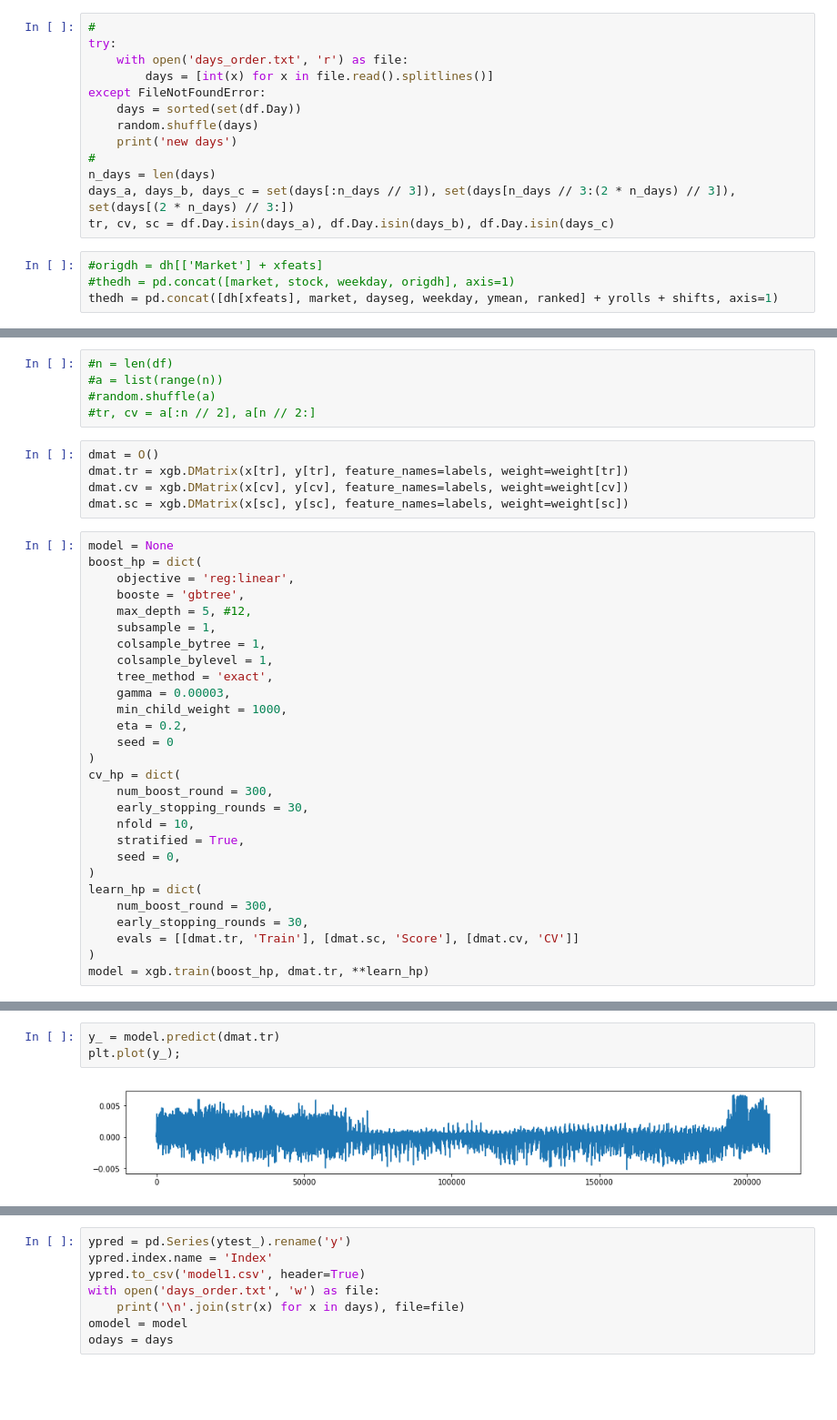
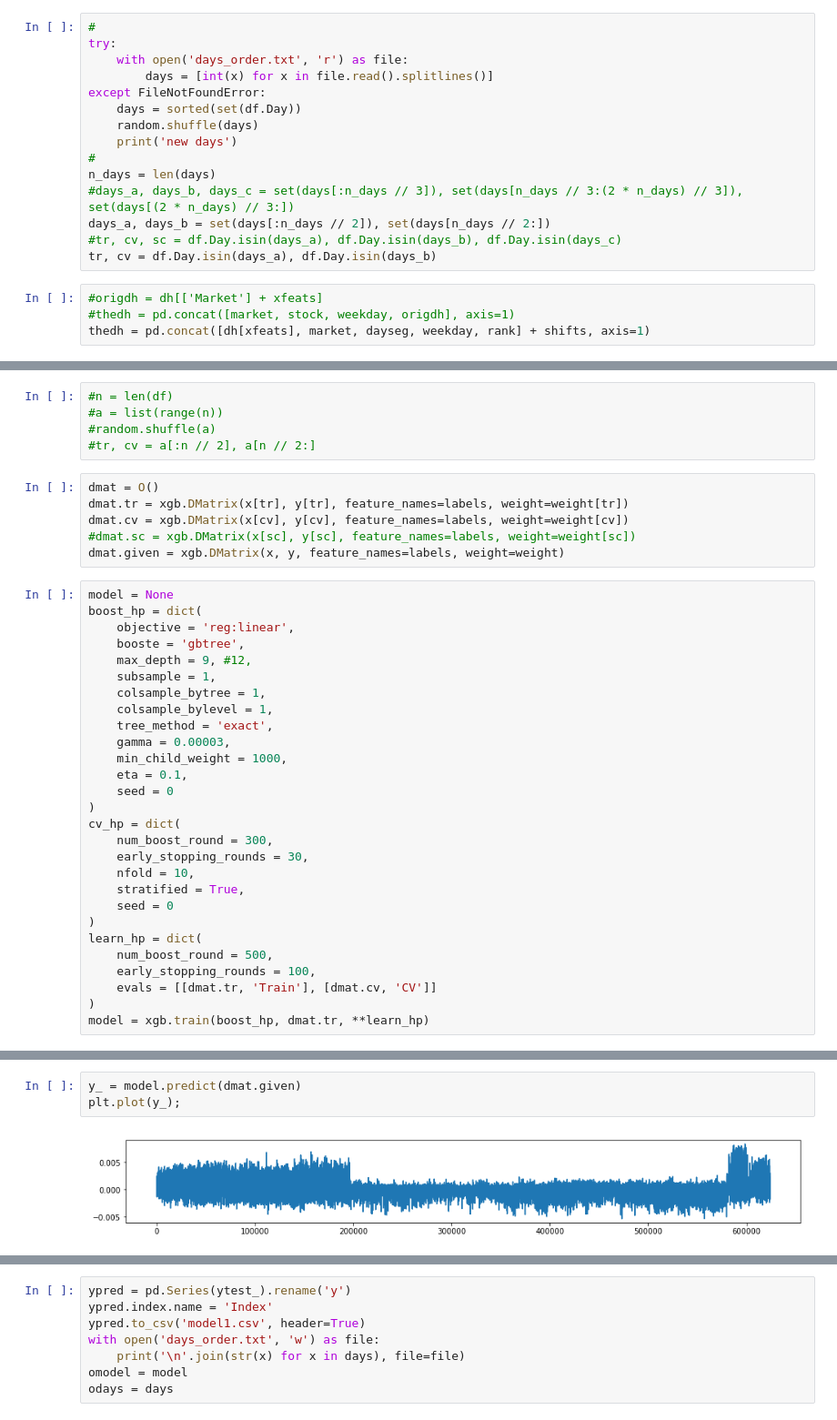
Before and after one commit to yumichael/g-research-ffc2018, a Jupyter notebook: leggo.ipynb, the cells around one changed output, grey strips where cells are left out. Shown at 91% size. Cells and saved outputs as stored; diff of their text form; blank space fills up the shorter version.

```diff
--- a/leggo.ipynb
+++ b/leggo.ipynb
@@ -175,12 +199,14 @@ except FileNotFoundError:
     print('new days')
 #
 n_days = len(days)
-days_a, days_b, days_c = set(days[:n_days // 3]), set(days[n_days // 3:(2 * n_days) // 3]), set(days[(2 * n_days) // 3:])
-tr, cv, sc = df.Day.isin(days_a), df.Day.isin(days_b), df.Day.isin(days_c)
+#days_a, days_b, days_c = set(days[:n_days // 3]), set(days[n_days // 3:(2 * n_days) // 3]), set(days[(2 * n_days) // 3:])
+days_a, days_b = set(days[:n_days // 2]), set(days[n_days // 2:])
+#tr, cv, sc = df.Day.isin(days_a), df.Day.isin(days_b), df.Day.isin(days_c)
+tr, cv = df.Day.isin(days_a), df.Day.isin(days_b)
 # %%
 #origdh = dh[['Market'] + xfeats]
 #thedh = pd.concat([market, stock, weekday, origdh], axis=1)
-thedh = pd.concat([dh[xfeats], market, dayseg, weekday, ymean, ranked] + yrolls + shifts, axis=1)
+thedh = pd.concat([dh[xfeats], market, dayseg, weekday, rank] + shifts, axis=1)
 # %%
 xdf = thedh.iloc[:N_TRAIN]
 labels = list(xdf.columns)
@@ -197,20 +223,21 @@ weight = df.Weight.values
 dmat = O()
 dmat.tr = xgb.DMatrix(x[tr], y[tr], feature_names=labels, weight=weight[tr])
 dmat.cv = xgb.DMatrix(x[cv], y[cv], feature_names=labels, weight=weight[cv])
-dmat.sc = xgb.DMatrix(x[sc], y[sc], feature_names=labels, weight=weight[sc])
+#dmat.sc = xgb.DMatrix(x[sc], y[sc], feature_names=labels, weight=weight[sc])
+dmat.given = xgb.DMatrix(x, y, feature_names=labels, weight=weight)
 # %%
 model = None
 boost_hp = dict(
     objective = 'reg:linear',
     booste = 'gbtree',
-    max_depth = 5, #12,
+    max_depth = 9, #12,
     subsample = 1,
     colsample_bytree = 1,
     colsample_bylevel = 1,
     tree_method = 'exact',
     gamma = 0.00003,
     min_child_weight = 1000,
-    eta = 0.2,
+    eta = 0.1,
     seed = 0
 )
 cv_hp = dict(
@@ -218,12 +245,12 @@ cv_hp = dict(
     early_stopping_rounds = 30,
     nfold = 10,
     stratified = True,
-    seed = 0,
+    seed = 0
 )
 learn_hp = dict(
-    num_boost_round = 300,
-    early_stopping_rounds = 30,
-    evals = [[dmat.tr, 'Train'], [dmat.sc, 'Score'], [dmat.cv, 'CV']]
+    num_boost_round = 500,
+    early_stopping_rounds = 100,
+    evals = [[dmat.tr, 'Train'], [dmat.cv, 'CV']]
 )
 model = xgb.train(boost_hp, dmat.tr, **learn_hp)
 # %% [output]
@@ -247,5 +285,5 @@ Stopping. Best iteration:
 # %%
-y_ = model.predict(dmat.tr)
+y_ = model.predict(dmat.given)
 plt.plot(y_);
 # %% [output]
-[figure, old version]
+[figure, new version]
```
Also changed, not shown: parts of 16 cells of this notebook.
